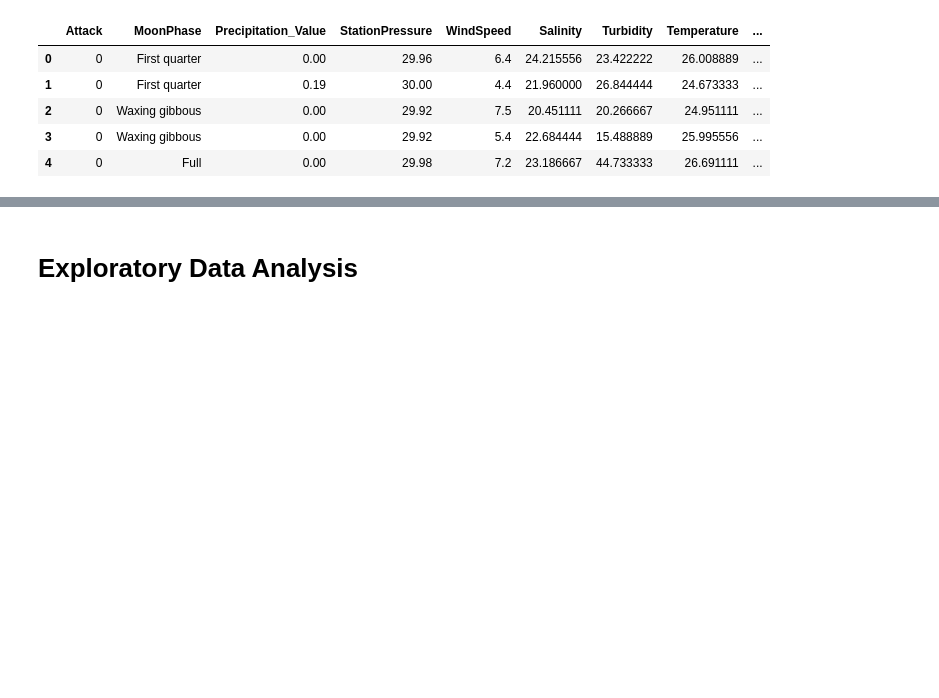
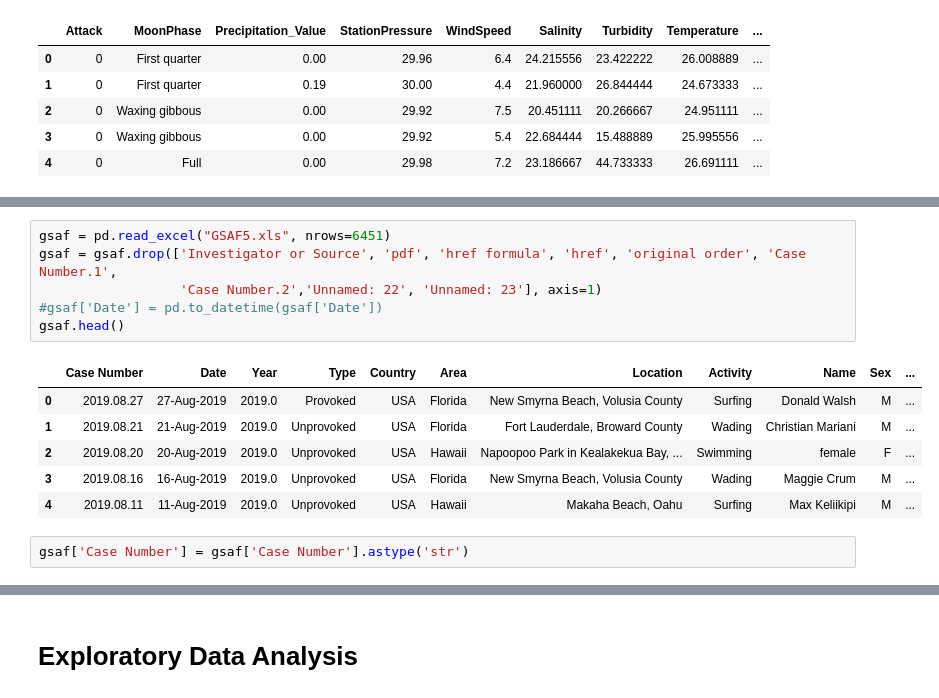
Before and after one commit to kpokrass/Shark_Attacks, a Jupyter notebook: shark_attacks.ipynb, the cells around one changed output, grey strips where cells are left out. Drawn from its saved outputs; the diff is of its cells as text; blank space fills up the shorter version.

```diff
--- a/shark_attacks.ipynb
+++ b/shark_attacks.ipynb
@@ -224,0 +242,15 @@ Name: Attack, dtype: int64
+# %%
+gsaf = pd.read_excel("GSAF5.xls", nrows=6451)
+gsaf = gsaf.drop(['Investigator or Source', 'pdf', 'href formula', 'href', 'original order', 'Case Number.1',
+                  'Case Number.2','Unnamed: 22', 'Unnamed: 23'], axis=1)
+#gsaf['Date'] = pd.to_datetime(gsaf['Date'])
+gsaf.head()
+# %% [output]
+|  | Case Number | Date | Year | Type | Country | Area | Location | Activity | Name | Sex | ... |
+| 0 | 2019.08.27 | 27-Aug-2019 | 2019.0 | Provoked | USA | Florida | New Smyrna Beach, Volusia County | Surfing | Donald Walsh | M | ... |
+| 1 | 2019.08.21 | 21-Aug-2019 | 2019.0 | Unprovoked | USA | Florida | Fort Lauderdale, Broward County | Wading | Christian Mariani | M | ... |
+| 2 | 2019.08.20 | 20-Aug-2019 | 2019.0 | Unprovoked | USA | Hawaii | Napoopoo Park in Kealakekua Bay, ... | Swimming | female | F | ... |
+| 3 | 2019.08.16 | 16-Aug-2019 | 2019.0 | Unprovoked | USA | Florida | New Smyrna Beach, Volusia County | Wading | Maggie Crum | M | ... |
+| 4 | 2019.08.11 | 11-Aug-2019 | 2019.0 | Unprovoked | USA | Hawaii | Makaha Beach, Oahu | Surfing | Max Keliikipi | M | ... |
+# %%
+gsaf['Case Number'] = gsaf['Case Number'].astype('str')
```
Also changed, not shown: parts of 15 cells of this notebook.
